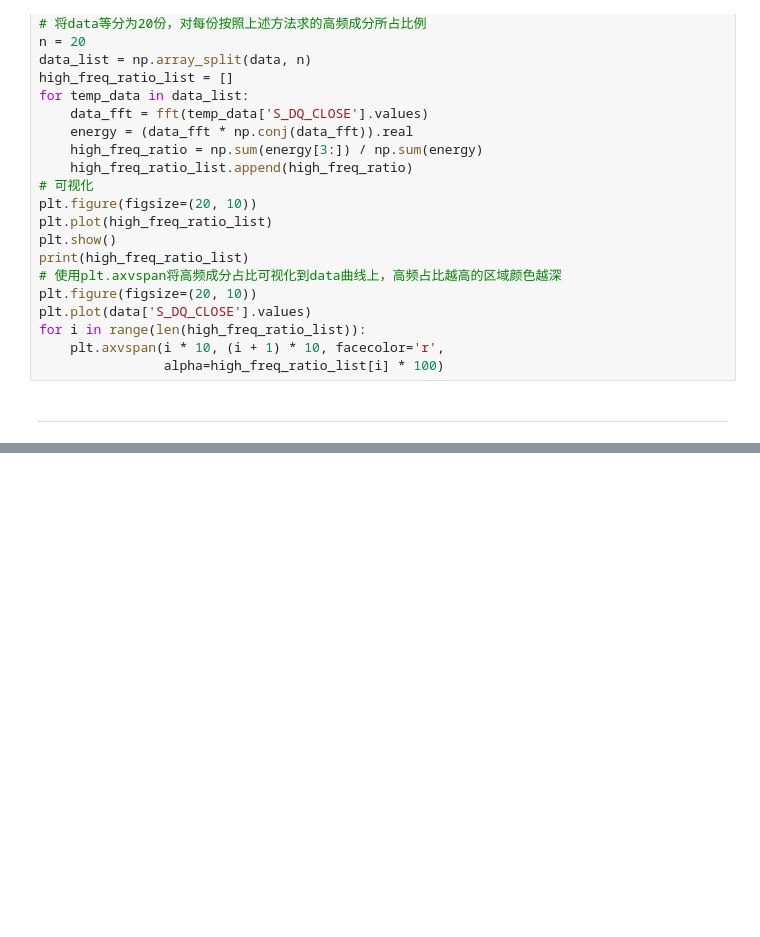
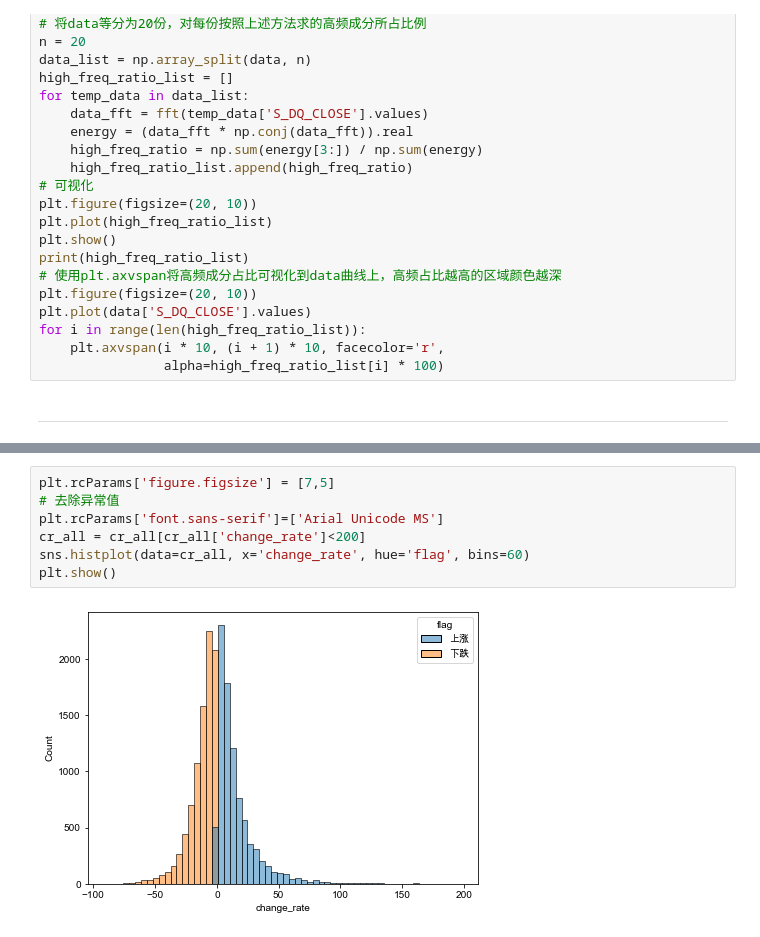
Before and after one commit to QsbpGroup/quant-stat-baby-project, a Jupyter notebook: 1.ipynb, the cells around one changed output, grey strips where cells are left out. Saved outputs shown, nothing was run; the diff lists cells and outputs as text; blank space fills up the shorter version.

```diff
--- a/1.ipynb
+++ b/1.ipynb
@@ -124,0 +158,9 @@ result.tail(10)
+# %%
+plt.rcParams['figure.figsize'] = [7,5]
+# 去除异常值
+plt.rcParams['font.sans-serif']=['Arial Unicode MS']
+cr_all = cr_all[cr_all['change_rate']<200]
+sns.histplot(data=cr_all, x='change_rate', hue='flag', bins=60)
+plt.show()
+# %% [output]
+[figure, added]
```
Also changed, not shown: parts of 11 cells of this notebook, 6 other files.
